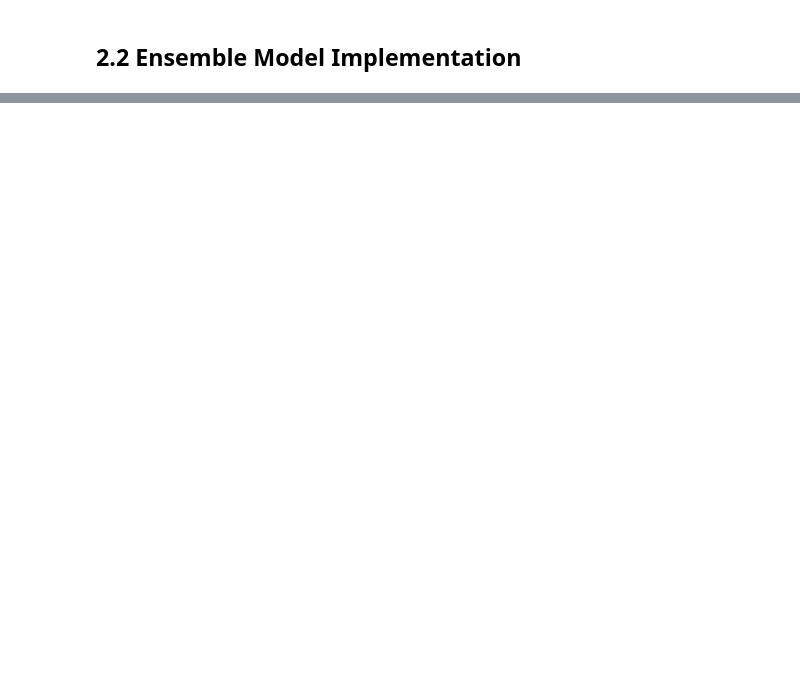
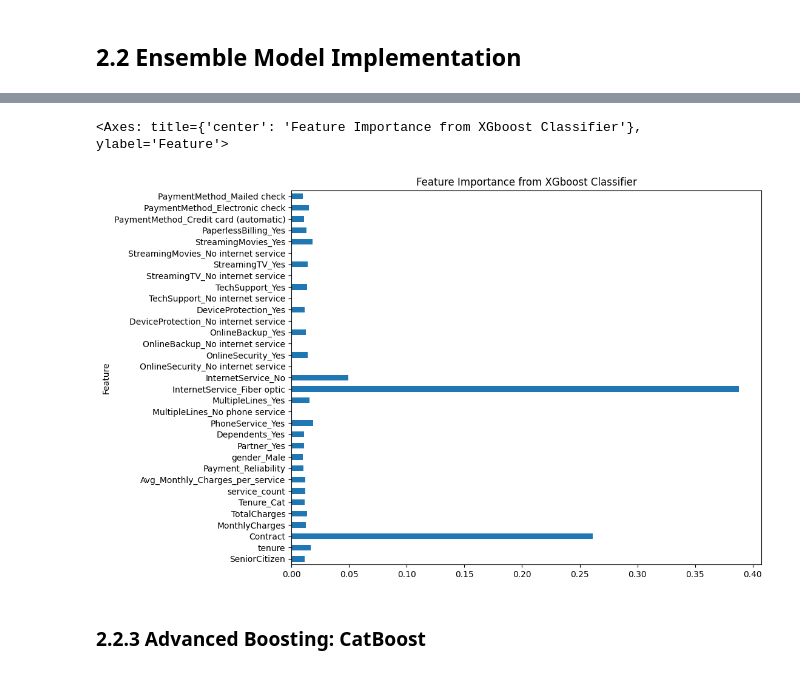
Before and after one commit to Dulina77/Churn_prediction_telco, a Jupyter notebook: Churn.ipynb, the cells around one changed output, grey strips where cells are left out. Cells and saved outputs as stored; diff of their text form; code cells hidden in the pictures; blank space fills up the shorter version.

```diff
--- a/Churn.ipynb
+++ b/Churn.ipynb
@@ -528,0 +575,6 @@ dtype: object
+# %%
+from xgboost import XGBClassifier
+
+xgb = XGBClassifier(n_estimators=100, max_depth=10, learning_rate=0.1, subsample=0.8, random_state=42)
+
+xgb.fit(X_train, y_train)
@@ -528,0 +612,10 @@ dtype: object
+# %%
+importance = xgb.feature_importances_
+feature_names = X.columns
+feature_importance = pd.DataFrame({'Feature': feature_names, 'Importance': importance})
+feature_importance.plot(kind='barh', x='Feature', y='Importance', legend=False, figsize=(10,8), title='Feature Importance from XGboost Classifier')
+# %% [output]
+<Axes: title={'center': 'Feature Importance from XGboost Classifier'}, ylabel='Feature'>
+[figure, added]
+# %% [markdown]
+### 2.2.3 Advanced Boosting: CatBoost
```
Also changed, not shown: parts of 11 cells of this notebook.
